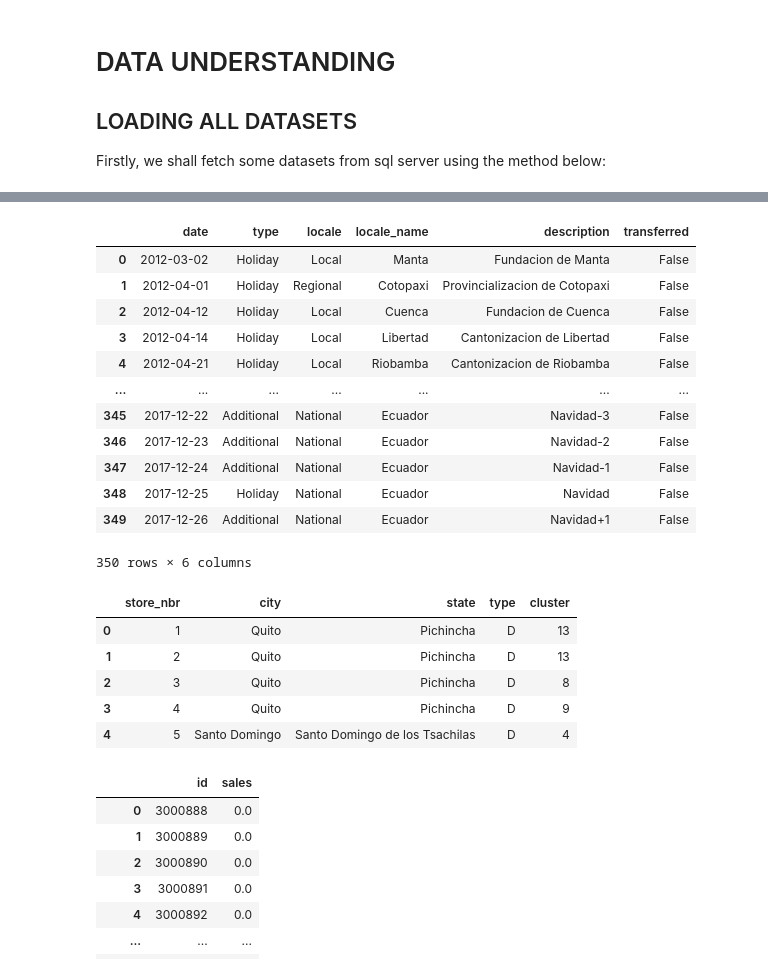
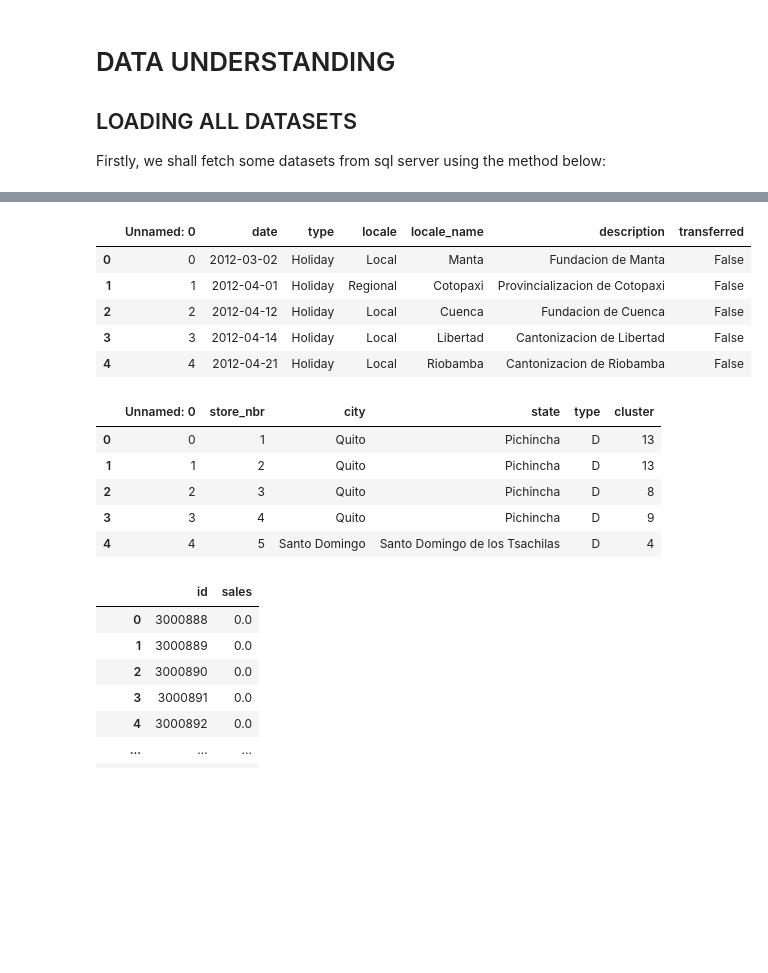
Before and after one commit to Christian-Iyke/LP-3_TIME_SERIES_REGRESSION_PROJECT, a Jupyter notebook: Time_Series_Regression_Project.ipynb, the cells around one changed output, grey strips where cells are left out. Cells and saved outputs as stored; diff of their text form; code cells hidden in the pictures; blank space fills up the shorter version.

```diff
--- a/Time_Series_Regression_Project.ipynb
+++ b/Time_Series_Regression_Project.ipynb
@@ -189,40 +193,36 @@ oil
 # %%
 # Now the sql query to get the 2nd data
-query = "Select * from dbo.holidays_events"
-holidays = pd.read_sql(query,connection)
+#query = "Select * from dbo.holidays_events"
+#holidays = pd.read_sql(query,connection)
 
 #holidays.to_csv('holidays.csv')
 
-holidays
+holidays = pd.read_csv("holiday.csv")
+
+holidays.head()
 # %% [output]
-|  | date | type | locale | locale_name | description | transferred |
-| 0 | 2012-03-02 | Holiday | Local | Manta | Fundacion de Manta | False |
-| 1 | 2012-04-01 | Holiday | Regional | Cotopaxi | Provincializacion de Cotopaxi | False |
-| 2 | 2012-04-12 | Holiday | Local | Cuenca | Fundacion de Cuenca | False |
-| 3 | 2012-04-14 | Holiday | Local | Libertad | Cantonizacion de Libertad | False |
-| 4 | 2012-04-21 | Holiday | Local | Riobamba | Cantonizacion de Riobamba | False |
-| ... | ... | ... | ... | ... | ... | ... |
-| 345 | 2017-12-22 | Additional | National | Ecuador | Navidad-3 | False |
-| 346 | 2017-12-23 | Additional | National | Ecuador | Navidad-2 | False |
-| 347 | 2017-12-24 | Additional | National | Ecuador | Navidad-1 | False |
-| 348 | 2017-12-25 | Holiday | National | Ecuador | Navidad | False |
-| 349 | 2017-12-26 | Additional | National | Ecuador | Navidad+1 | False |
+|  | Unnamed: 0 | date | type | locale | locale_name | description | transferred |
+| 0 | 0 | 2012-03-02 | Holiday | Local | Manta | Fundacion de Manta | False |
+| 1 | 1 | 2012-04-01 | Holiday | Regional | Cotopaxi | Provincializacion de Cotopaxi | False |
+| 2 | 2 | 2012-04-12 | Holiday | Local | Cuenca | Fundacion de Cuenca | False |
+| 3 | 3 | 2012-04-14 | Holiday | Local | Libertad | Cantonizacion de Libertad | False |
+| 4 | 4 | 2012-04-21 | Holiday | Local | Riobamba | Cantonizacion de Riobamba | False |
-350 rows × 6 columns
 # %%
 # Now the sql query to get the 3rd data
-query = "Select * from dbo.stores"
-stores = pd.read_sql(query,connection)
+#query = "Select * from dbo.stores"
+#stores = pd.read_sql(query,connection)
 
 #stores.to_csv('stores.csv')
 
+stores = pd.read_csv("stores.csv")
 stores.head()
 # %% [output]
-|  | store_nbr | city | state | type | cluster |
-| 0 | 1 | Quito | Pichincha | D | 13 |
-| 1 | 2 | Quito | Pichincha | D | 13 |
-| 2 | 3 | Quito | Pichincha | D | 8 |
-| 3 | 4 | Quito | Pichincha | D | 9 |
-| 4 | 5 | Santo Domingo | Santo Domingo de los Tsachilas | D | 4 |
+|  | Unnamed: 0 | store_nbr | city | state | type | cluster |
+| 0 | 0 | 1 | Quito | Pichincha | D | 13 |
+| 1 | 1 | 2 | Quito | Pichincha | D | 13 |
+| 2 | 2 | 3 | Quito | Pichincha | D | 8 |
+| 3 | 3 | 4 | Quito | Pichincha | D | 9 |
+| 4 | 4 | 5 | Santo Domingo | Santo Domingo de los Tsachilas | D | 4 |
 # %%
 sample_submission = pd.read_csv("sample_submission.csv")
 
```
Also changed, not shown: parts of 112 cells of this notebook.
